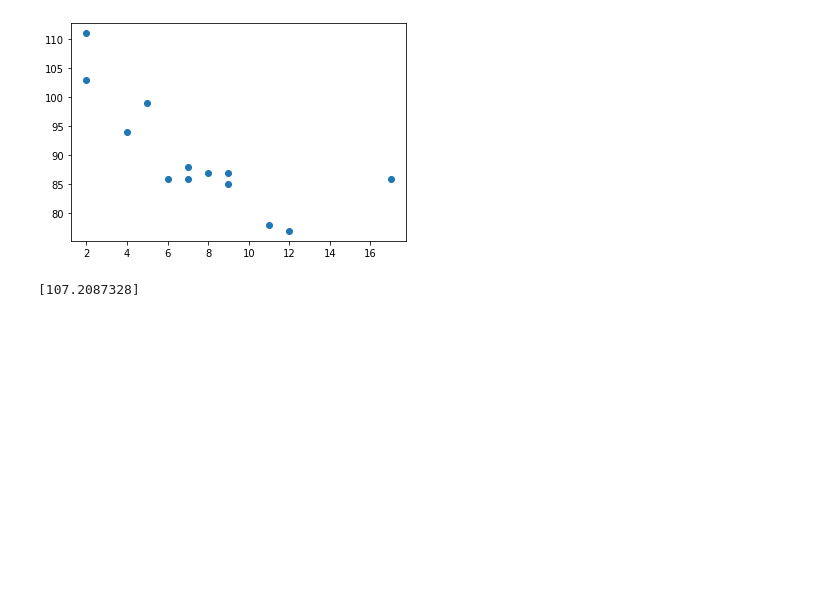
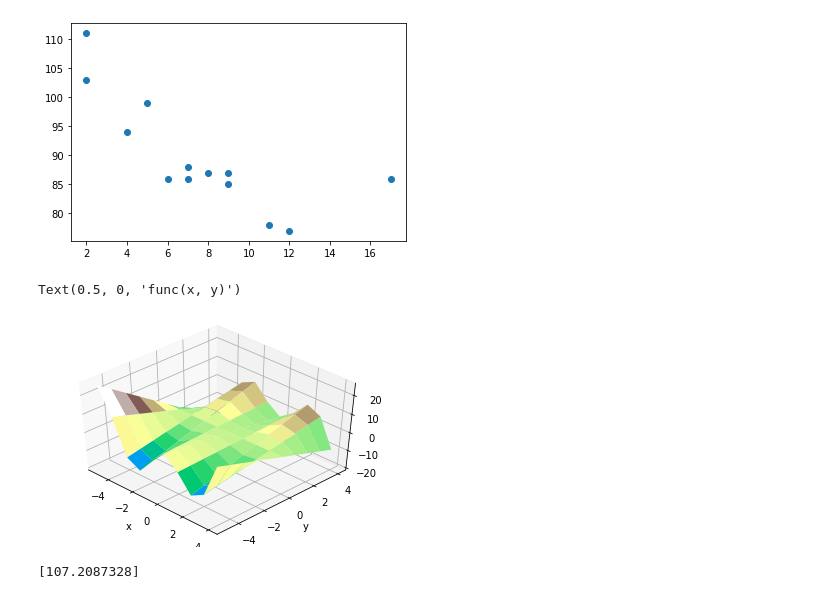
Before and after one commit to waccasuzair/lab_06, a Jupyter notebook: lab_06_10.ipynb, the cells around one changed output. Drawn from its saved outputs; the diff is of its cells as text; code cells hidden in the pictures; blank space fills up the shorter version.

```diff
--- a/lab_06_10.ipynb
+++ b/lab_06_10.ipynb
@@ -396,6 +402,30 @@ plt.scatter(x, y)
 plt.show()
 # %% [output]
 [figure]
+# %%
+import numpy as np
+def func(x):
+    return x[0]*x[1] * np.sin(x[0])-x[1]* np.cos(x[0])
+
+
+import matplotlib.pyplot as plt
+from mpl_toolkits.mplot3d import Axes3D
+
+x = np.arange(-5, 5)
+y = np.arange(-5, 5)
+xgrid, ygrid = np.meshgrid(x, y)
+xy = np.stack([xgrid, ygrid])
+
+fig = plt.figure()
+ax = fig.add_subplot(111, projection='3d')
+ax.view_init(45, -45)
+ax.plot_surface(xgrid, ygrid, func(xy), cmap='terrain')
+ax.set_xlabel('x')
+ax.set_ylabel('y')
+ax.set_zlabel('func(x, y)')
+# %% [output]
+Text(0.5, 0, 'func(x, y)')
+[figure, added]
 # %%
 # data fitting
 
```
Also changed, not shown: parts of 13 cells of this notebook.
